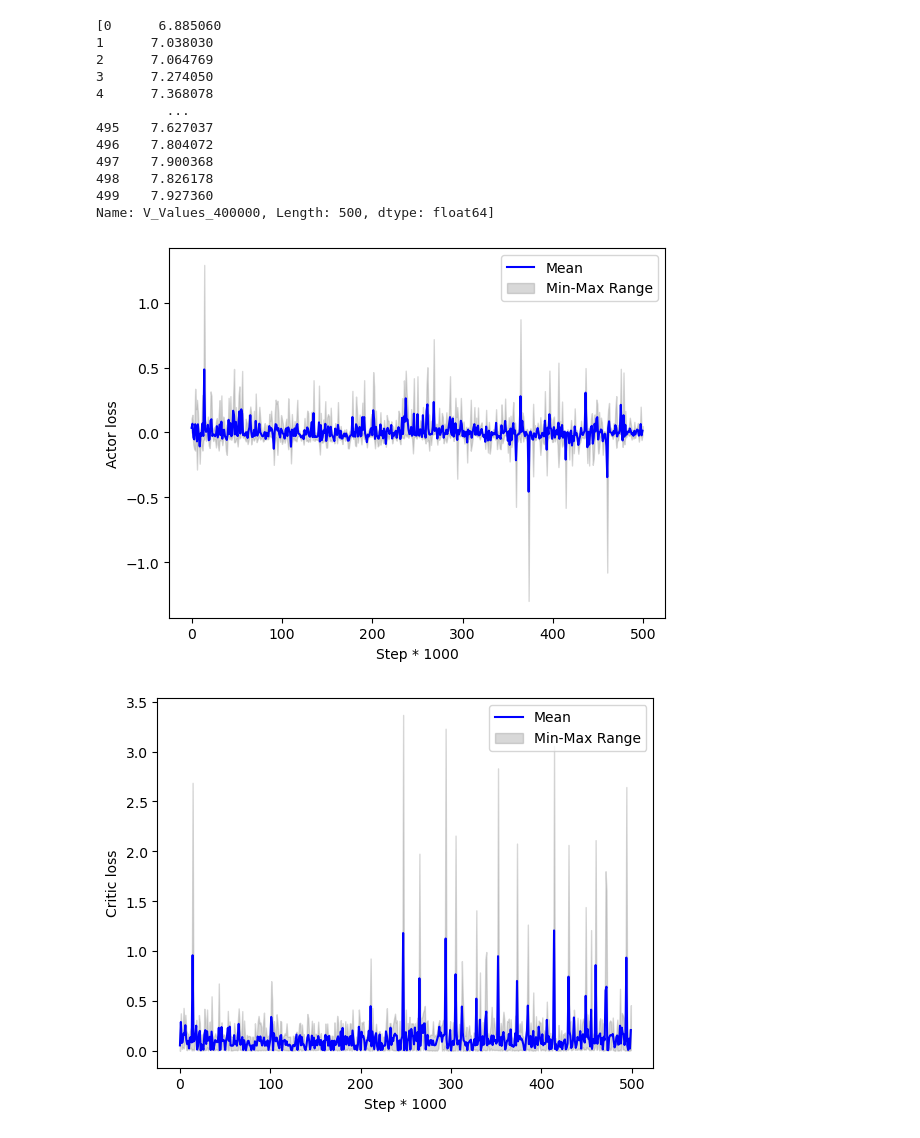
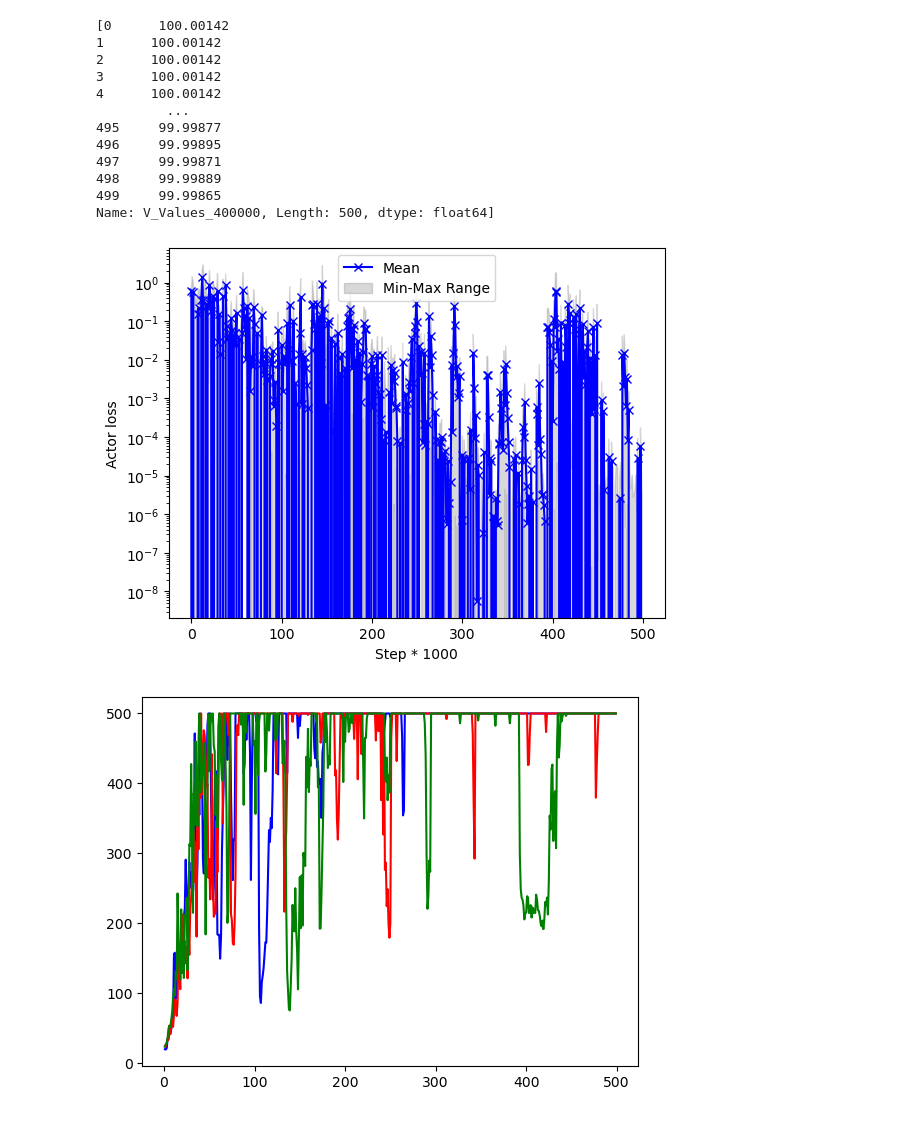
Before and after one commit to aledurso22/Reinforcement-Learning-project, a Jupyter notebook: train.ipynb, the cells around one changed output. Saved outputs shown, nothing was run; the diff lists cells and outputs as text; code cells hidden in the pictures.

Commit message:
fixed truncation

```diff
--- a/train.ipynb
+++ b/train.ipynb
@@ -164,8 +164,6 @@ def train(seed, filenames, n_envs=1, n_steps=1, sparse=False):
     v_values = []
     total_steps = 0
     max_steps = 500000
-
-    np.random.seed(seed)
 
     env = gym.vector.AsyncVectorEnv([lambda:gym.make("CartPole-v1") for i in range(n_envs)])
     envs_wrapper = gym.wrappers.RecordEpisodeStatistics(env, deque_size=n_envs * max_steps)
@@ -184,19 +182,21 @@ def train(seed, filenames, n_envs=1, n_steps=1, sparse=False):
     ep_reward = [0]*n_envs
     while total_steps < max_steps:
 
-        ## We don't need to reset the environment since we use AsyncEnv ##
+        ## We don't need to reset the environment since we use gym's AsyncEnv ##
 
         actions, actions_log_prog, _ = agent.choose_action(state)
 
-        next_state, reward, terminated, truncated, _ = env.step(actions.numpy())
+        next_state, reward, terminated, truncated, info = env.step(actions.numpy())
+        st1 = next_state.copy()
 
         for i in range(n_envs):
             ep_reward[i] += reward[i]
             if terminated[i] or truncated[i]:
                 total_rewards[i].append(ep_reward[i])
+                st1[i] = info['final_observation'][i]
                 ep_reward[i] = 0
 
-        reward_ = reward #use another varaible bc we mask only to the learner
+        reward_ = reward.copy() #use another variable bc we mask only to the learner
         if sparse:
             r = []
             for i in range(n_envs):
@@ -209,7 +209,8 @@ def train(seed, filenames, n_envs=1, n_steps=1, sparse=False):
                     r.append(0.)
             reward_ = np.array(r)
 
-        actor_loss, critic_loss = agent.get_losses(reward_, state, next_state, actions_log_prog, 0.99, terminated)
+
+        actor_loss, critic_loss = agent.get_losses(reward_, state, st1, actions_log_prog, 0.99, terminated)
 
         state = next_state
 
@@ -247,12 +248,12 @@ def train(seed, filenames, n_envs=1, n_steps=1, sparse=False):
 seeds = [42, 123, 3112]
 ews = []
 for seed in seeds:
-    folder_name = 'testt2'
+    folder_name = 'test_trunc'
     if not os.path.exists(folder_name): os.makedirs(folder_name)
 
     filenames = [os.path.join(folder_name, str(seed)+'_1_1k.csv'), os.path.join(folder_name, str(seed)+'_1_20k_rewards.csv'),
                  os.path.join(folder_name, str(seed)+'_1_20k_V_Values.csv')]
 
-    e_w = train(seed, filenames, n_envs=6, sparse=True)
+    e_w = train(seed, filenames, n_envs=1, sparse=False)
     ews.append(e_w)
 # %% [output]
@@ -325,8 +326,10 @@ def plotting(folder_name, seeds):
     min_rewards = np.min(rewards, axis=0)
     min_rewards20 = np.min(rewards_20, axis=0)
 
-    plt.plot(range(len(mean_actors)), mean_actors, color='blue', label='Mean')
+
+    plt.plot(range(len(mean_actors)), mean_actors, color='blue', marker='x', label='Mean')
     plt.fill_between(range(len(mean_actors)), min_actors, max_actors, color='gray', alpha=0.3, label='Min-Max Range')
+    plt.yscale('log')
 
     plt.xlabel('Step * 1000')
     plt.ylabel('Actor loss')
@@ -334,8 +337,14 @@ def plotting(folder_name, seeds):
     plt.savefig(os.path.join(folder_name, 'Actor.jpg'), dpi=300)
 
     plt.figure()
-    plt.plot(range(len(mean_critics)), mean_critics, color='blue', label='Mean')
+    plt.plot(range(len(rewards[0])), rewards[0], color='blue',)
+    plt.plot(range(len(rewards[1])), rewards[1], color='red')
+    plt.plot(range(len(rewards[2])), rewards[2], color='green')
+
+    plt.figure()
+    plt.plot(range(len(mean_critics)), mean_critics, color='blue', marker='x', label='Mean')
     plt.fill_between(range(len(mean_critics)), min_critics, max_critics, color='gray', alpha=0.3, label='Min-Max Range')
+    plt.yscale('log')
 
     plt.xlabel('Step * 1000')
     plt.ylabel('Critic loss')
@@ -388,20 +397,20 @@ def plotting(folder_name, seeds):
     plt.ylabel('Value function')
     plt.savefig(os.path.join(folder_name, 'V_Value500k.jpg'), dpi=300)
 # %%
-folder_name = 'testt2'
+folder_name = 'test_trunc'
 plotting(folder_name, seeds)
 # %% [output]
-[0      6.885060
-1      7.038030
-2      7.064769
-3      7.274050
-4      7.368078
+[0      100.00142
+1      100.00142
+2      100.00142
+3      100.00142
+4      100.00142
          ...
-495    7.627037
-496    7.804072
-497    7.900368
-498    7.826178
-499    7.927360
+495     99.99877
+496     99.99895
+497     99.99871
+498     99.99889
+499     99.99865
 Name: V_Values_400000, Length: 500, dtype: float64]
-[figure, old version]
+[figure, new version]
-[figure, old version]
+[figure, new version]
```
Also changed, not shown: parts of 2 cells of this notebook, 17 other files.
